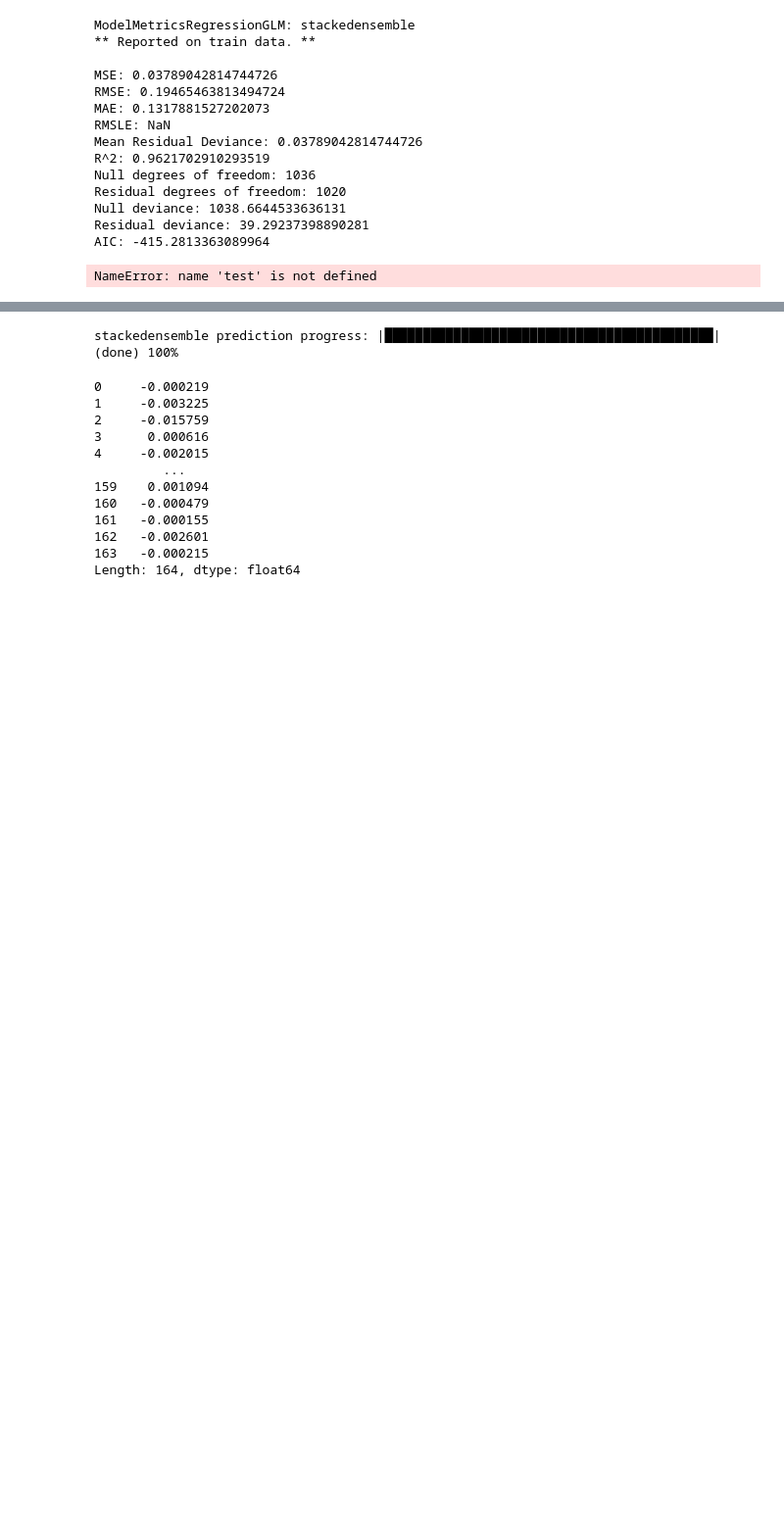
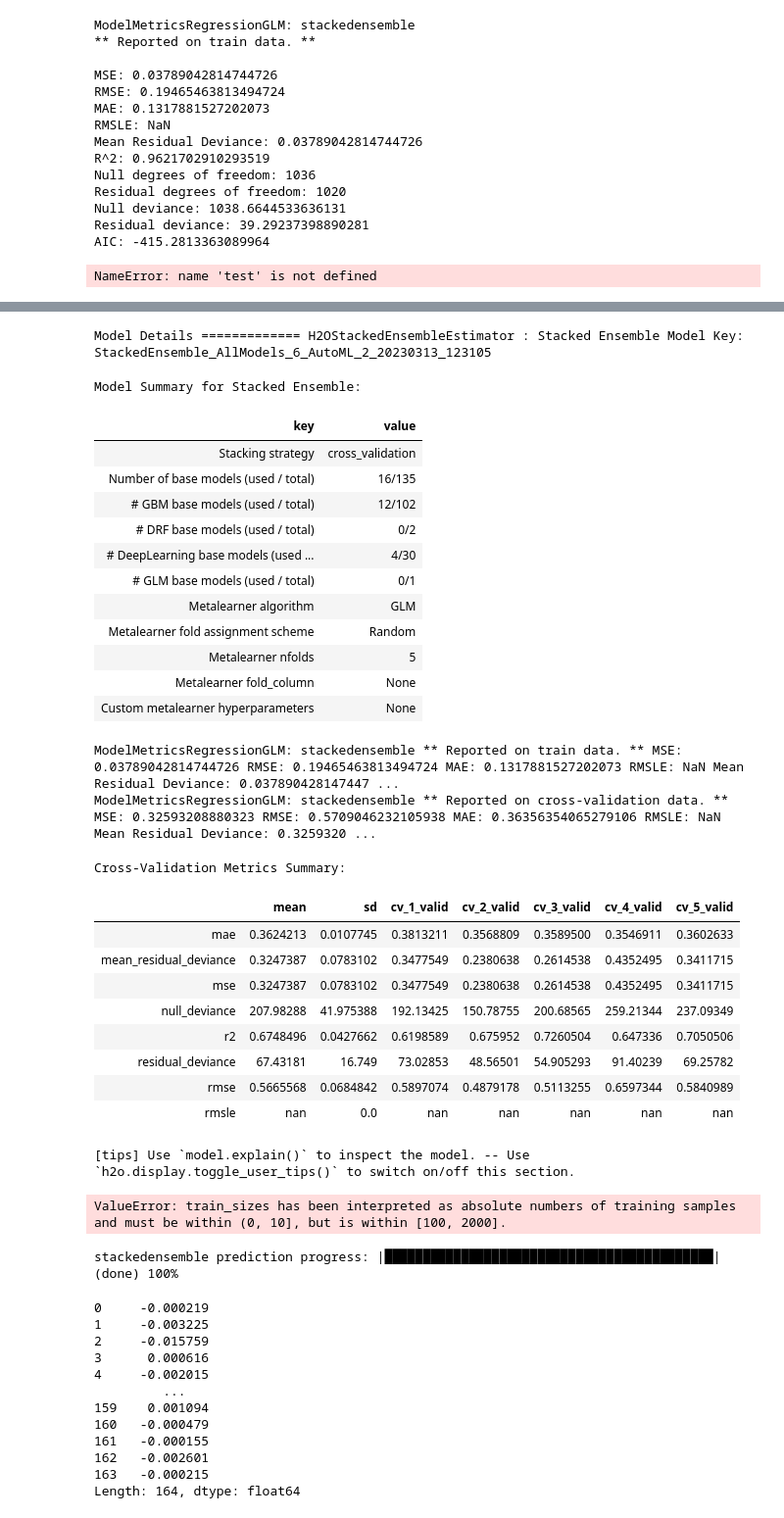
Before and after one commit to germanortola/restaurants-in-Barcelona, a Jupyter notebook: ML_la_lluna.ipynb, the cells around one changed output, grey strips where cells are left out. Shown at 98% size. Drawn from its saved outputs; the diff is of its cells as text; code cells hidden in the pictures; blank space fills up the shorter version.

```diff
--- a/ML_la_lluna.ipynb
+++ b/ML_la_lluna.ipynb
@@ -1081,17 +1092,47 @@ var_imp.plot(kind='bar', x='variable', y='scaled_importance')
+# %%
+aml.leader
+# %% [output]
+Model Details ============= H2OStackedEnsembleEstimator : Stacked Ensemble Model Key: StackedEnsemble_AllModels_6_AutoML_2_20230313_123105
+Model Summary for Stacked Ensemble:
+| key | value |
+| Stacking strategy | cross_validation |
+| Number of base models (used / total) | 16/135 |
+| # GBM base models (used / total) | 12/102 |
+| # DRF base models (used / total) | 0/2 |
+| # DeepLearning base models (used ... | 4/30 |
+| # GLM base models (used / total) | 0/1 |
+| Metalearner algorithm | GLM |
+| Metalearner fold assignment scheme | Random |
+| Metalearner nfolds | 5 |
+| Metalearner fold_column | None |
+| Custom metalearner hyperparameters | None |
+ModelMetricsRegressionGLM: stackedensemble ** Reported on train data. ** MSE: 0.03789042814744726 RMSE: 0.19465463813494724 MAE: 0.1317881527202073 RMSLE: NaN Mean Residual Deviance: 0.037890428147447 ...
+ModelMetricsRegressionGLM: stackedensemble ** Reported on cross-validation data. ** MSE: 0.32593208880323 RMSE: 0.5709046232105938 MAE: 0.36356354065279106 RMSLE: NaN Mean Residual Deviance: 0.3259320 ...
+Cross-Validation Metrics Summary:
+|  | mean | sd | cv_1_valid | cv_2_valid | cv_3_valid | cv_4_valid | cv_5_valid |
+| mae | 0.3624213 | 0.0107745 | 0.3813211 | 0.3568809 | 0.3589500 | 0.3546911 | 0.3602633 |
+| mean_residual_deviance | 0.3247387 | 0.0783102 | 0.3477549 | 0.2380638 | 0.2614538 | 0.4352495 | 0.3411715 |
+| mse | 0.3247387 | 0.0783102 | 0.3477549 | 0.2380638 | 0.2614538 | 0.4352495 | 0.3411715 |
+| null_deviance | 207.98288 | 41.975388 | 192.13425 | 150.78755 | 200.68565 | 259.21344 | 237.09349 |
+| r2 | 0.6748496 | 0.0427662 | 0.6198589 | 0.675952 | 0.7260504 | 0.647336 | 0.7050506 |
+| residual_deviance | 67.43181 | 16.749 | 73.02853 | 48.56501 | 54.905293 | 91.40239 | 69.25782 |
+| rmse | 0.5665568 | 0.0684842 | 0.5897074 | 0.4879178 | 0.5113255 | 0.6597344 | 0.5840989 |
+| rmsle | nan | 0.0 | nan | nan | nan | nan | nan |
+[tips] Use `model.explain()` to inspect the model. -- Use `h2o.display.toggle_user_tips()` to switch on/off this section.
 # %%
 # Plot the learning curves: You can plot the learning curves to see
 # how the model's performance improves as you increase the amount of training data.
 
-train_sizes = [100, 500, 1000, 1500, 2000]
-train_scores, test_scores = aml.leader.learning_curve(train, test, x=X, y=y, train_sizes=train_sizes)
-
-import matplotlib.pyplot as plt
-%matplotlib inline
-
-plt.plot(train_sizes, train_scores.mean(axis=1), label="train")
-plt.plot(train_sizes, test_scores.mean(axis=1), label="test")
-plt.legend()
-plt.show()
+train_sizes, train_scores, test_scores = learning_curve(
+    estimator=aml.leader,
+    X=X, y=y,
+    train_sizes=train_sizes,
+    scoring='neg_mean_squared_error',  # specify a scoring metric
+    cv=5,  # specify the number of cross-validation folds
+    n_jobs=-1  # use all available CPU cores
+)
+# %% [output]
+ValueError: train_sizes has been interpreted as absolute numbers of training samples and must be within (0, 10], but is within [100, 2000].
 # %%
 # get predictions on the test data
 preds = latest_model.predict(test)
```
Also changed, not shown: parts of 18 cells of this notebook.
